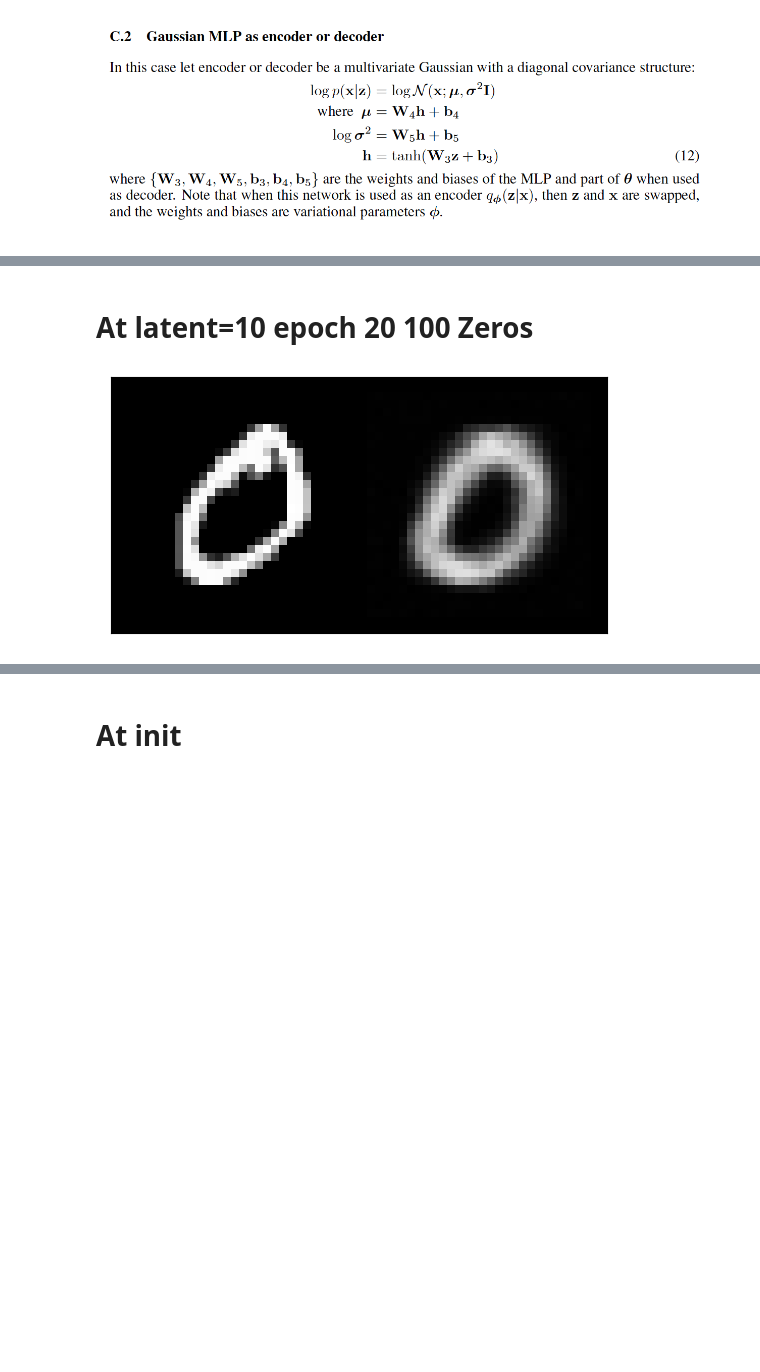
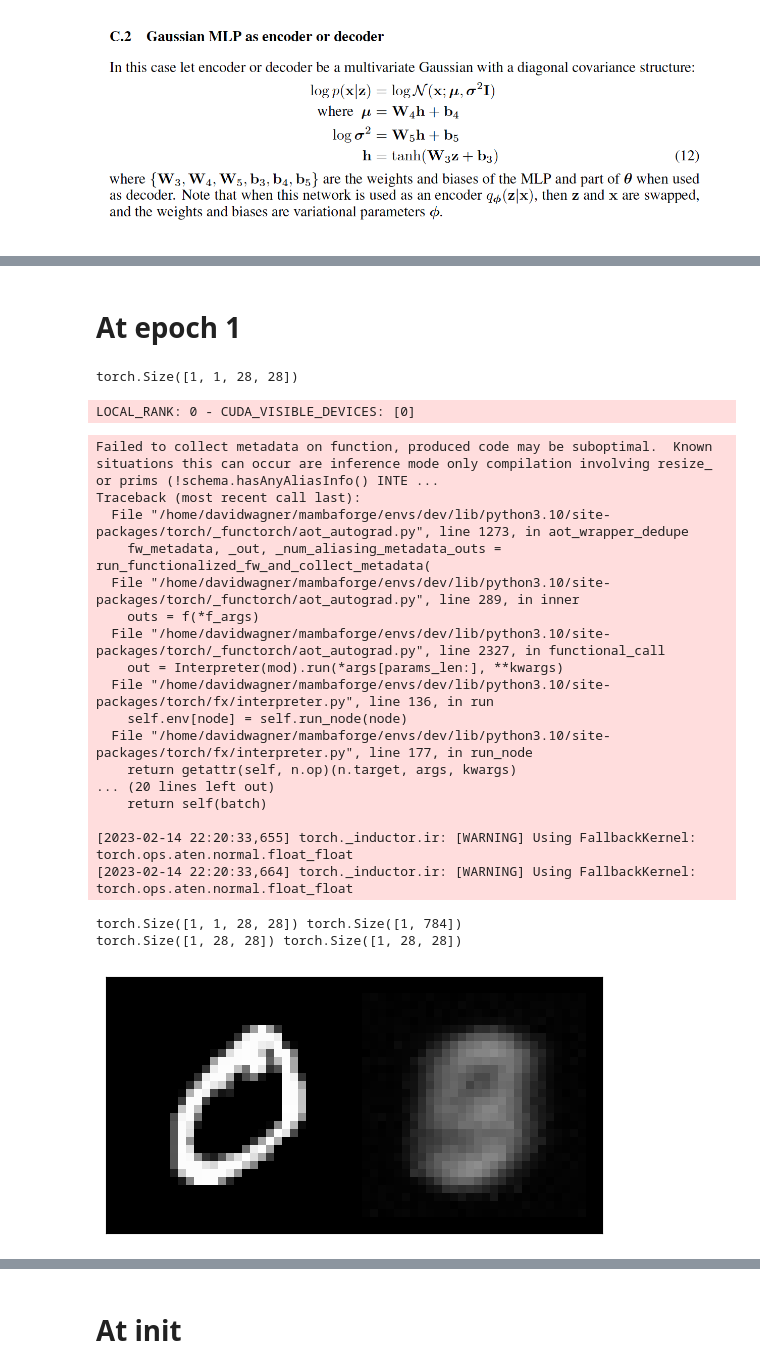
Before and after one commit to davidwagnerkc/pudding, a Jupyter notebook: vae.ipynb, the cells around one changed output, grey strips where cells are left out. Drawn from its saved outputs; the diff is of its cells as text; code cells hidden in the pictures; blank space fills up the shorter version.

```diff
--- a/vae.ipynb
+++ b/vae.ipynb
@@ -105,6 +115,12 @@ lit_vae = LitVAE()
 # %%
 dataset = MNIST(".", download=True, transform=transforms.ToTensor())
-sub_idx = [idx for idx, target in enumerate(dataset.targets) if target in [0]]
-sub_idx = sub_idx[:100]
-sub = torch.utils.data.Subset(dataset, sub_idx)
-train_loader = DataLoader(sub) # TODO: 100, random sample
+# sub_idx = [idx for idx, target in enumerate(dataset.targets) if target in [0]]
+# sub_idx = sub_idx[:100]
+# sub = torch.utils.data.Subset(dataset, sub_idx)
+train_loader = DataLoader(
+    dataset,
+    shuffle=True,
+    batch_size=100,
+    num_workers=12,
+    pin_memory=True
+)
@@ -115,3 +127,3 @@ len(train_loader)
 # %%
-trainer = pl.Trainer()
+trainer = pl.Trainer(accelerator="auto", max_epochs=40)
 # %% [output]
@@ -120,5 +132,5 @@ TPU available: False, using: 0 TPU cores
 IPU available: False, using: 0 IPUs
 HPU available: False, using: 0 HPUs
 # %%
-trainer.fit(lit_vae, train_loader)
+%time trainer.fit(lit_vae, train_loader)
 # %% [output]
@@ -147,10 +150,38 @@ def show(imgs):
-# %% [markdown]
-# At latent=10 epoch 20 100 Zeros
-# %%
-from torchvision.utils import make_grid
-x = dataset[1][0]
-imgs = [x, trainer.predict(lit_vae, x)[0][0].reshape(1, 28, 28)]
-grid = make_grid(imgs)
-show(grid)
-# %% [output]
-[figure, removed]
+# %% [markdown]
+# At epoch 1
+# %%
+from torchvision.utils import make_grid
+x = dataset[1][0]
+x = x.unsqueeze(dim=0)
+x.shape
+# %% [output]
+torch.Size([1, 1, 28, 28])
+# %%
+x_prime, _, _ = trainer.predict(lit_vae, x)[0]
+print(x.shape, x_prime.shape)
+imgs = [x[0], x_prime.reshape(1, 28, 28)]
+print(imgs[0].shape, imgs[1].shape)
+grid = make_grid(imgs)
+show(grid)
+# %% [output]
+LOCAL_RANK: 0 - CUDA_VISIBLE_DEVICES: [0]
+Failed to collect metadata on function, produced code may be suboptimal.  Known situations this can occur are inference mode only compilation involving resize_ or prims (!schema.hasAnyAliasInfo() INTE ...
+Traceback (most recent call last):
+  File "/home/davidwagner/mambaforge/envs/dev/lib/python3.10/site-packages/torch/_functorch/aot_autograd.py", line 1273, in aot_wrapper_dedupe
+    fw_metadata, _out, _num_aliasing_metadata_outs = run_functionalized_fw_and_collect_metadata(
+  File "/home/davidwagner/mambaforge/envs/dev/lib/python3.10/site-packages/torch/_functorch/aot_autograd.py", line 289, in inner
+    outs = f(*f_args)
+  File "/home/davidwagner/mambaforge/envs/dev/lib/python3.10/site-packages/torch/_functorch/aot_autograd.py", line 2327, in functional_call
+    out = Interpreter(mod).run(*args[params_len:], **kwargs)
+  File "/home/davidwagner/mambaforge/envs/dev/lib/python3.10/site-packages/torch/fx/interpreter.py", line 136, in run
+    self.env[node] = self.run_node(node)
+  File "/home/davidwagner/mambaforge/envs/dev/lib/python3.10/site-packages/torch/fx/interpreter.py", line 177, in run_node
+    return getattr(self, n.op)(n.target, args, kwargs)
+... (20 lines left out)
+    return self(batch)
+
+[2023-02-14 22:20:33,655] torch._inductor.ir: [WARNING] Using FallbackKernel: torch.ops.aten.normal.float_float
+[2023-02-14 22:20:33,664] torch._inductor.ir: [WARNING] Using FallbackKernel: torch.ops.aten.normal.float_float
+torch.Size([1, 1, 28, 28]) torch.Size([1, 784])
+torch.Size([1, 28, 28]) torch.Size([1, 28, 28])
+[figure, added]
```
Also changed, not shown: parts of 25 cells of this notebook.
